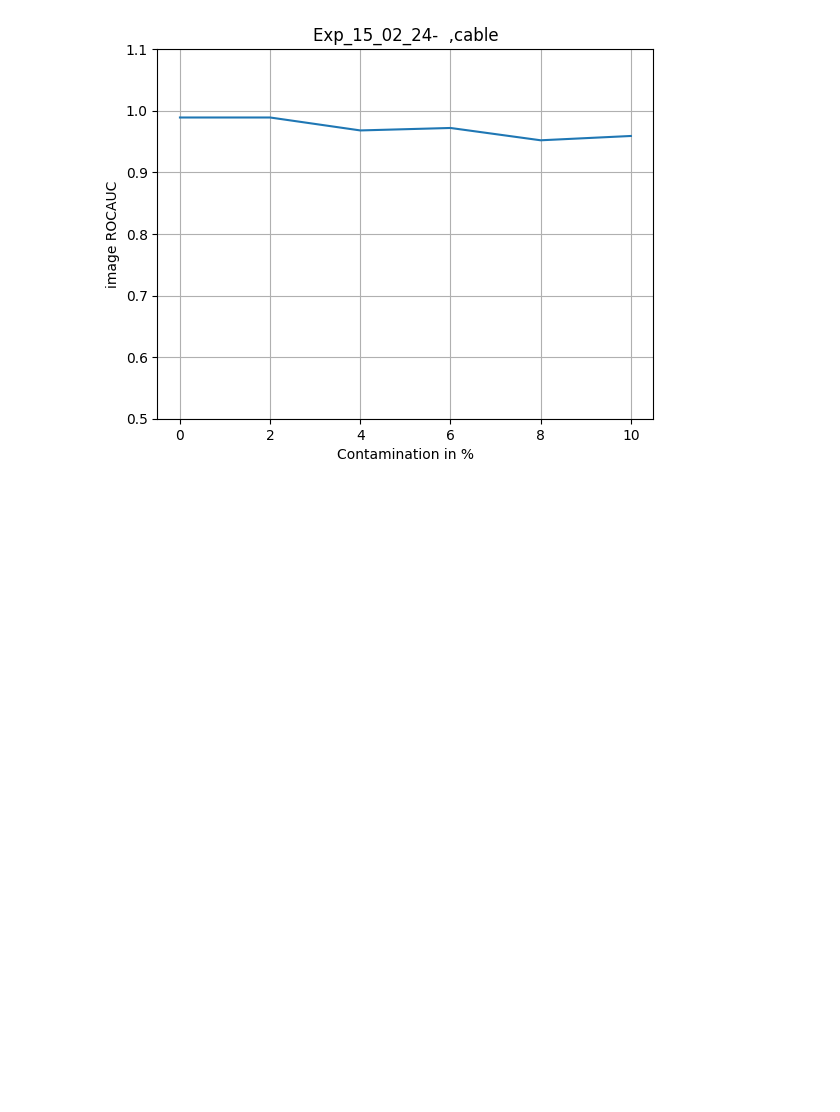
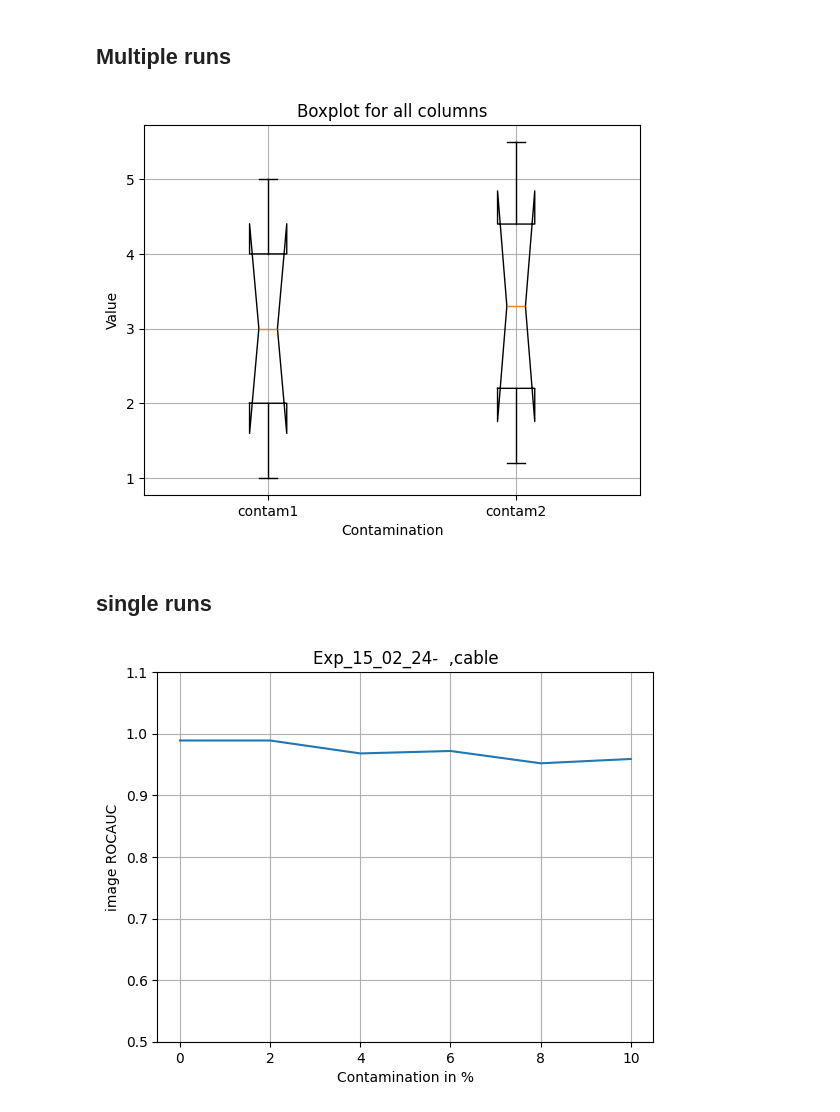
Before and after one commit to buehlpa/UTRAD, a Jupyter notebook: inspect_training_val_mvtec.ipynb, the cells around one changed output. Cells and saved outputs as stored; diff of their text form; code cells hidden in the pictures; blank space fills up the shorter version.

```diff
--- a/inspect_training_val_mvtec.ipynb
+++ b/inspect_training_val_mvtec.ipynb
@@ -10,3 +10,5 @@ category= "bottle"
 
 RESPATH="results"
 DATASET=os.path.join(RESPATH, dataset)
+# %% [markdown]
+## Multiple runs
@@ -13,3 +65,23 @@ DATASET=os.path.join(RESPATH, dataset)
+# %%
+data = {"contam1": [1, 2, 3, 4, 5], "contam2": [1.2, 2.2, 3.3, 4.4, 5.5]}
+df=pd.DataFrame(data)
+fig, ax = plt.subplots()
+
+for column in df.columns:
+    ax.boxplot(df[column], positions=[df.columns.get_loc(column) + 1], notch=True)
+
+ax.set_xticklabels(df.columns)
+ax.set_xlabel('Contamination')
+ax.set_ylabel('Value')
+ax.set_title('Boxplot for all columns')
+
+ax.grid(True)  # Add grid
+
+plt.show()
+# %% [output]
+[figure, added]
+# %% [markdown]
+## single runs
 # %%
 #contam_dir_list=["contamination_0","contamination_2","contamination_4","contamination_6","contamination_8","contamination_10"]
 plot_vals_per_category_and_contamination(RESPATH,dataset,experiment="Exp_15_02_24-",category="cable")
```
Also changed, not shown: parts of 3 cells of this notebook, 2 other files.
